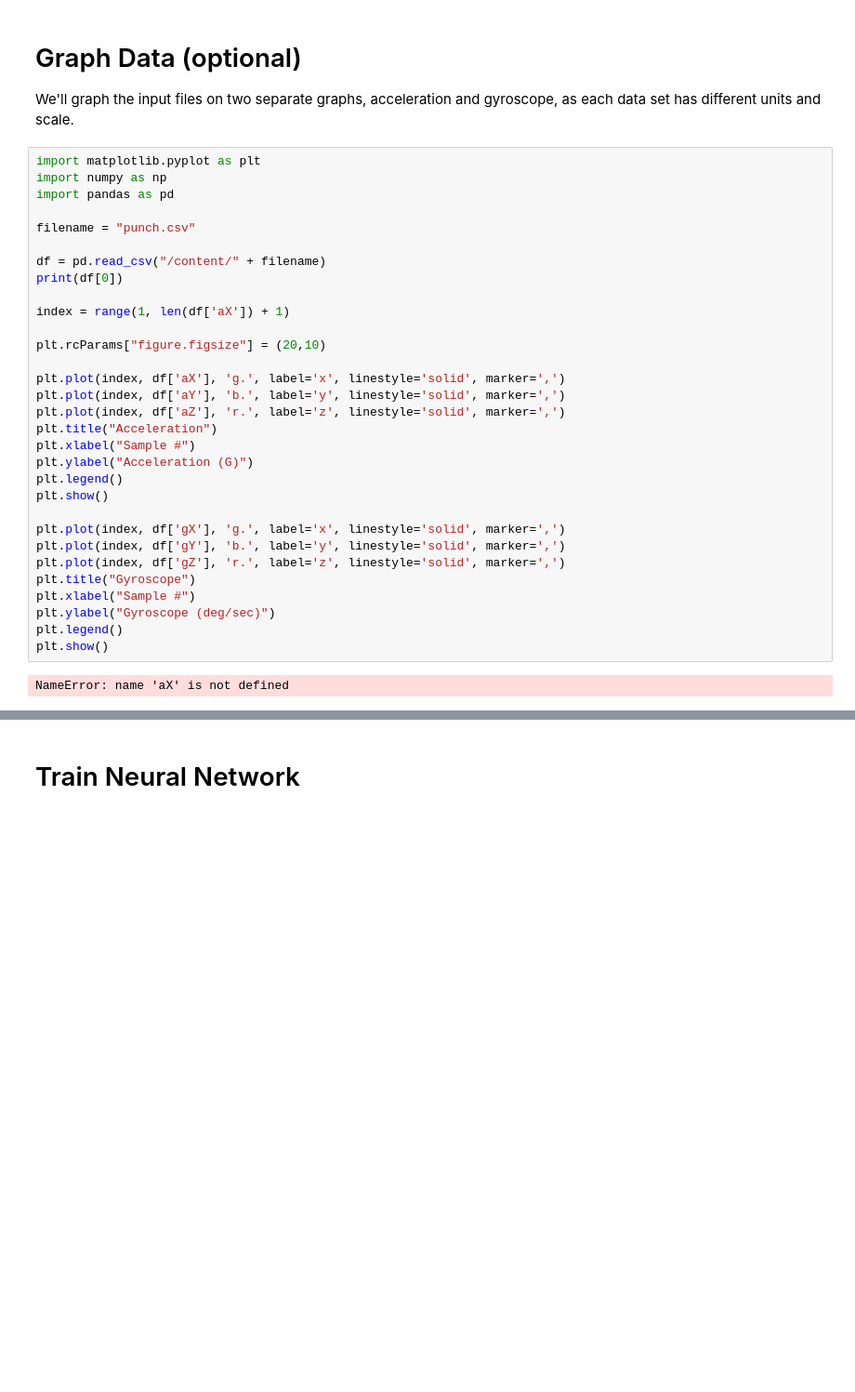
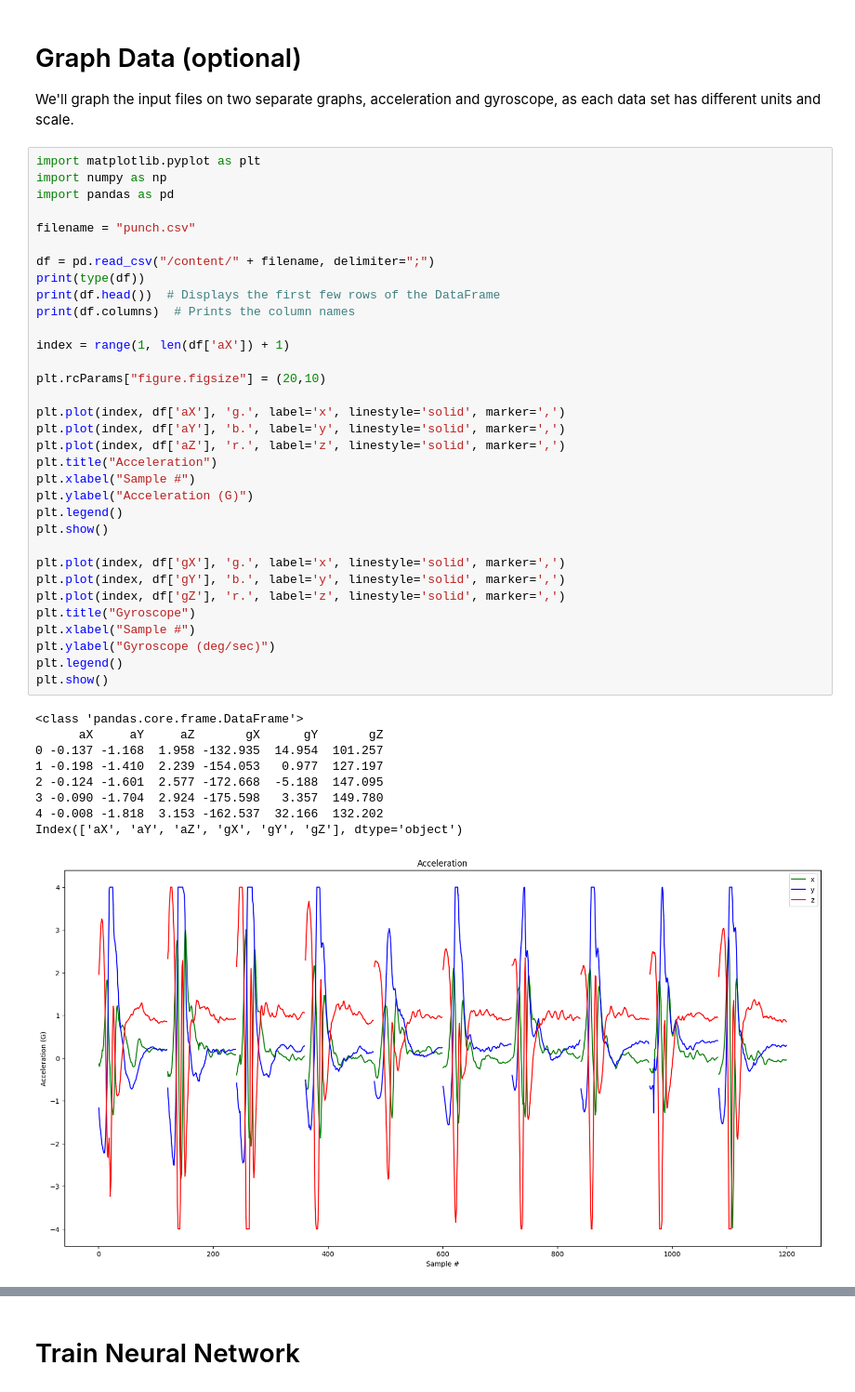
Before and after one commit to ClementR8/EmbeddedAI, a Jupyter notebook: GestureToEmoji/arduino_tinyml_workshop.ipynb, the cells around one changed output, grey strips where cells are left out. Shown at 93% size. Saved outputs shown, nothing was run; the diff lists cells and outputs as text; blank space fills up the shorter version.

```diff
--- a/GestureToEmoji/arduino_tinyml_workshop.ipynb
+++ b/GestureToEmoji/arduino_tinyml_workshop.ipynb
@@ -49,33 +49,43 @@ We'll graph the input files on two separate graphs, acceleration and gyroscope,
 # %%
 import matplotlib.pyplot as plt
 import numpy as np
 import pandas as pd
 
 filename = "punch.csv"
 
-df = pd.read_csv("/content/" + filename)
-print(df[0])
+df = pd.read_csv("/content/" + filename, delimiter=";")
+print(type(df))
+print(df.head())  # Displays the first few rows of the DataFrame
+print(df.columns)  # Prints the column names
 
 index = range(1, len(df['aX']) + 1)
 
 plt.rcParams["figure.figsize"] = (20,10)
 
 plt.plot(index, df['aX'], 'g.', label='x', linestyle='solid', marker=',')
 plt.plot(index, df['aY'], 'b.', label='y', linestyle='solid', marker=',')
 plt.plot(index, df['aZ'], 'r.', label='z', linestyle='solid', marker=',')
 plt.title("Acceleration")
 plt.xlabel("Sample #")
 plt.ylabel("Acceleration (G)")
 plt.legend()
 plt.show()
 
 plt.plot(index, df['gX'], 'g.', label='x', linestyle='solid', marker=',')
 plt.plot(index, df['gY'], 'b.', label='y', linestyle='solid', marker=',')
 plt.plot(index, df['gZ'], 'r.', label='z', linestyle='solid', marker=',')
 plt.title("Gyroscope")
 plt.xlabel("Sample #")
 plt.ylabel("Gyroscope (deg/sec)")
 plt.legend()
 plt.show()
 # %% [output]
-NameError: name 'aX' is not defined
+<class 'pandas.core.frame.DataFrame'>
+      aX     aY     aZ       gX      gY       gZ
+0 -0.137 -1.168  1.958 -132.935  14.954  101.257
+1 -0.198 -1.410  2.239 -154.053   0.977  127.197
+2 -0.124 -1.601  2.577 -172.668  -5.188  147.095
+3 -0.090 -1.704  2.924 -175.598   3.357  149.780
+4 -0.008 -1.818  3.153 -162.537  32.166  132.202
+Index(['aX', 'aY', 'aZ', 'gX', 'gY', 'gZ'], dtype='object')
+[figure, added]
```
Also changed, not shown: parts of 5 cells of this notebook.
